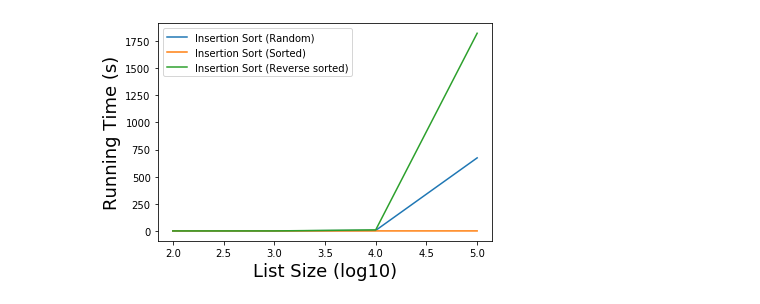
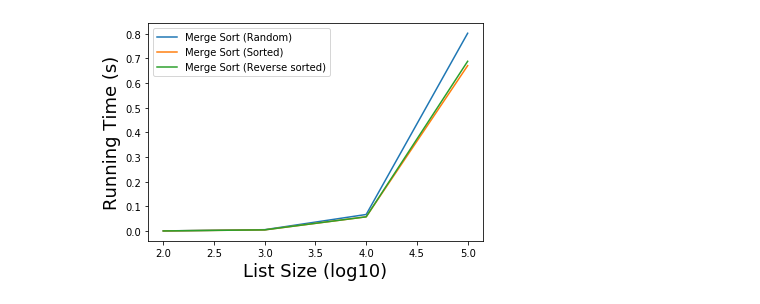
Before and after one commit to rockboynton/algorithms, a Jupyter notebook: lab2/boynton_lab02.ipynb, the cells around one changed output. Saved outputs shown, nothing was run; the diff lists cells and outputs as text; code cells hidden in the pictures.

```diff
--- a/lab2/boynton_lab02.ipynb
+++ b/lab2/boynton_lab02.ipynb
@@ -32,34 +34,34 @@ import matplotlib.pyplot as plt
 
 
 def benchmark(case):
     total_time_avgs = []
     numbers = [100, 1000, 10000, 100000]
     n_trials = 10
     for n in numbers:
         times = []
         for i in range(n_trials):
-            lst = [random.random() for j in range(n)]
+            lst = [random.random() for _ in range(n)]
             if case == 'random':
                 random.shuffle(lst)
             elif case == 'sorted':
                 list.sort(lst)
             elif case == 'reverse sorted':
                 list.sort(lst)
                 list.reverse(lst)
             start = time.clock()
-            sorting.insertion_sort(lst)
+            sorting.merge_sort(lst, 0, len(lst) - 1)
             end = time.clock()
             elapsed = end - start
             times.append(elapsed)
         total_time_avgs.append(np.mean(times))
-    plt.plot(np.log10(numbers), total_time_avgs, label=f'Insertion Sort ({case.capitalize()})')
+    plt.plot(np.log10(numbers), total_time_avgs, label=f'Merge Sort ({case.capitalize()})')
     plt.xlabel('List Size (log10)', fontsize=18)
     plt.ylabel('Running Time (s)', fontsize=18)
     plt.legend()
 
 
 benchmark(case='random')
 benchmark(case='sorted')
 benchmark(case='reverse sorted')
 # %% [output]
-[figure, old version]
+[figure, new version]
```
Also changed, not shown: parts of 3 cells of this notebook.
